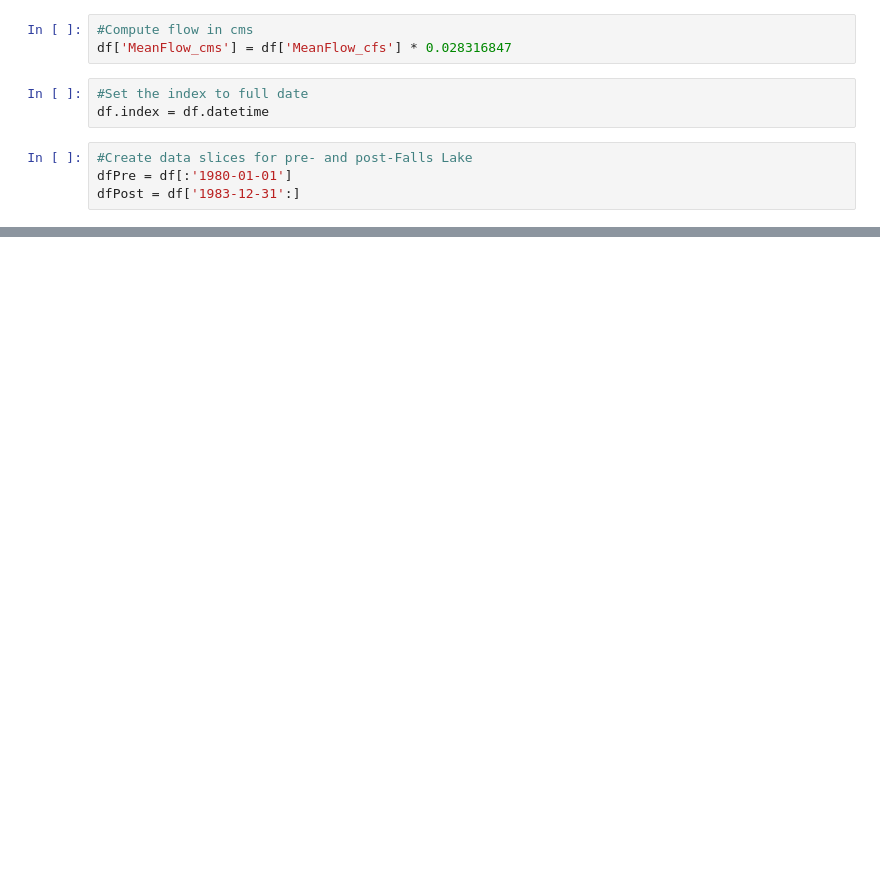
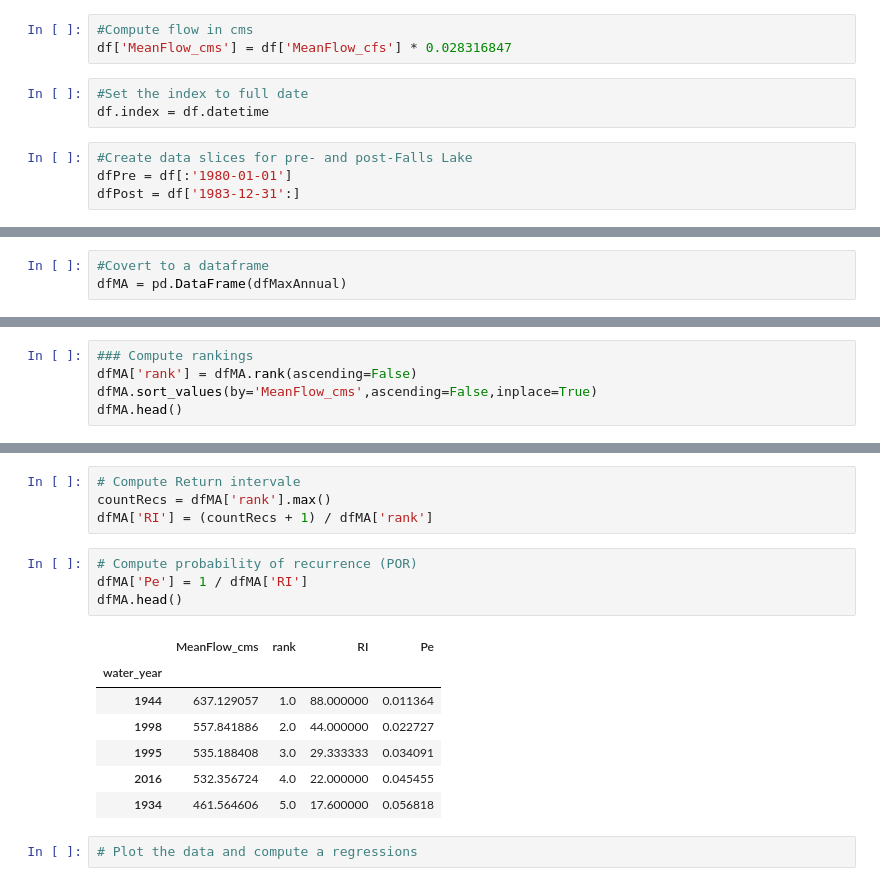
Before and after one commit to johnpfay/Water-Data-Bootcamp, a Jupyter notebook: 1_StreamFlow/Python/03-Flood-Frequency-Analysis.ipynb, the cells around one changed output, grey strips where cells are left out. Drawn from its saved outputs; the diff is of its cells as text; blank space fills up the shorter version.

```diff
--- a/1_StreamFlow/Python/03-Flood-Frequency-Analysis.ipynb
+++ b/1_StreamFlow/Python/03-Flood-Frequency-Analysis.ipynb
@@ -39,2 +51,5 @@ year
 1934    461.564606
 Name: MeanFlow_cms, dtype: float64
+# %%
+#Covert to a dataframe
+dfMA = pd.DataFrame(dfMaxAnnual)
@@ -40,0 +66,5 @@ Name: MeanFlow_cms, dtype: float64
+# %%
+### Compute rankings
+dfMA['rank'] = dfMA.rank(ascending=False)
+dfMA.sort_values(by='MeanFlow_cms',ascending=False,inplace=True)
+dfMA.head()
@@ -40,0 +79,18 @@ Name: MeanFlow_cms, dtype: float64
+# %%
+# Compute Return intervale
+countRecs = dfMA['rank'].max()
+dfMA['RI'] = (countRecs + 1) / dfMA['rank']
+# %%
+# Compute probability of recurrence (POR)
+dfMA['Pe'] = 1 / dfMA['RI']
+dfMA.head()
+# %% [output]
+|  | MeanFlow_cms | rank | RI | Pe |
+| water_year |  |  |  |  |
+| 1944 | 637.129057 | 1.0 | 88.000000 | 0.011364 |
+| 1998 | 557.841886 | 2.0 | 44.000000 | 0.022727 |
+| 1995 | 535.188408 | 3.0 | 29.333333 | 0.034091 |
+| 2016 | 532.356724 | 4.0 | 22.000000 | 0.045455 |
+| 1934 | 461.564606 | 5.0 | 17.600000 | 0.056818 |
+# %%
+# Plot the data and compute a regressions
```
Also changed, not shown: parts of 7 cells of this notebook, 1 other file.
